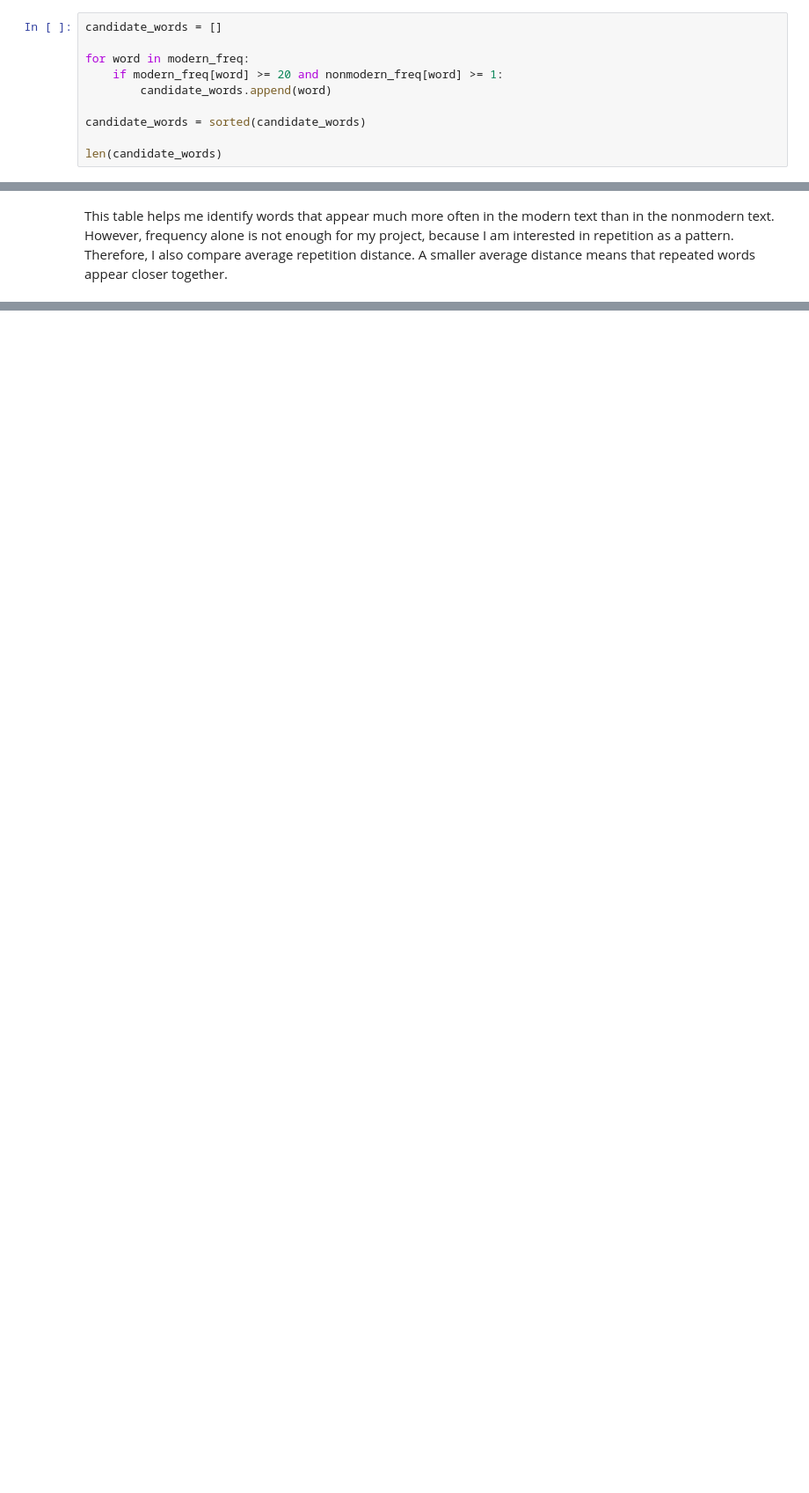
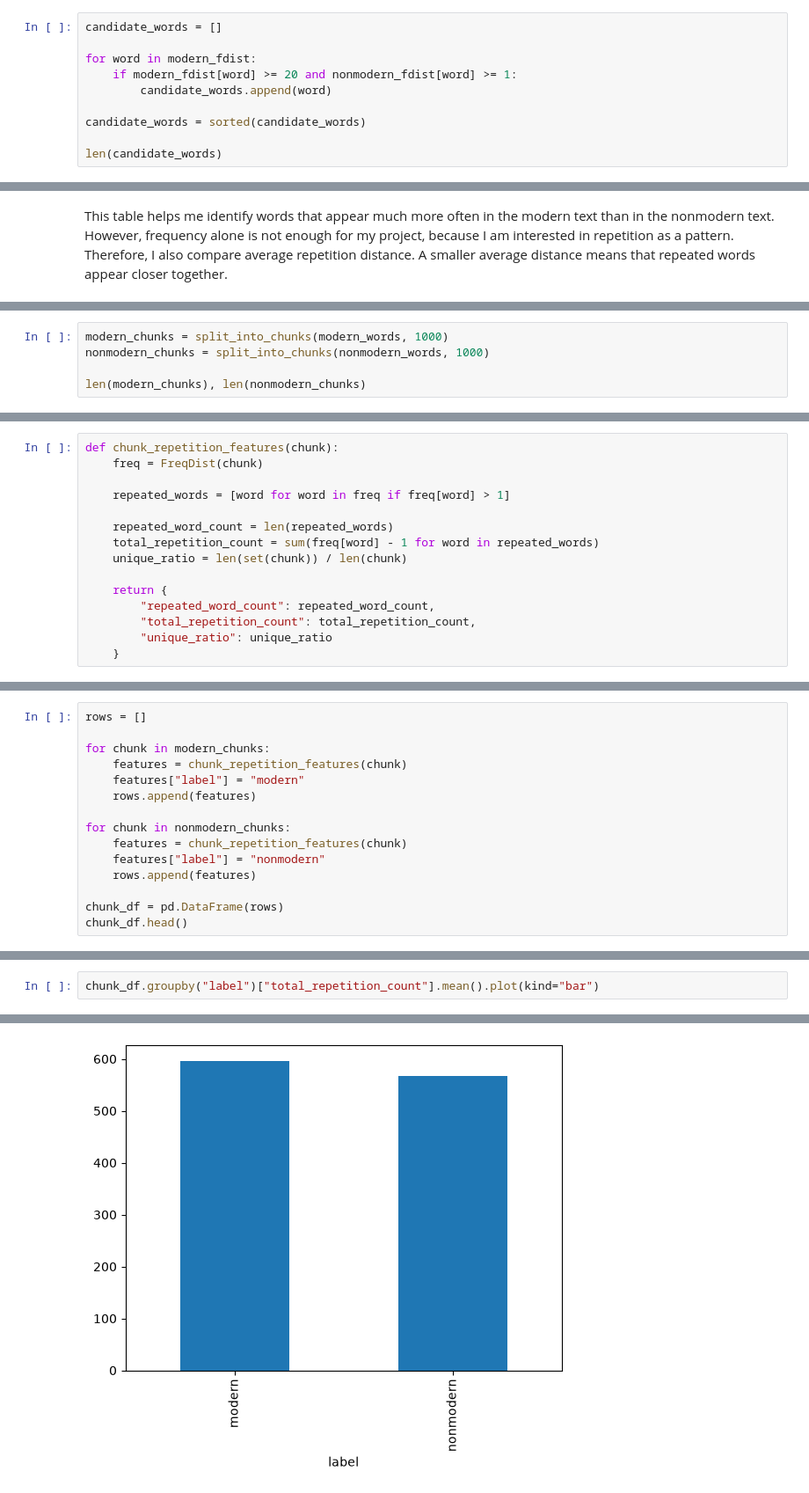
Before and after one commit to CiciXie-haotong/Modernism-Classifier, a Jupyter notebook: repetition_analysis.ipynb.ipynb, the cells around one changed output, grey strips where cells are left out. Shown at 88% size. Saved outputs shown, nothing was run; the diff lists cells and outputs as text; blank space fills up the shorter version.

```diff
--- a/repetition_analysis.ipynb.ipynb
+++ b/repetition_analysis.ipynb.ipynb
@@ -816,8 +797,8 @@ In my case, the condition is the text category, and the event is each word.
 # %%
 candidate_words = []
 
-for word in modern_freq:
-    if modern_freq[word] >= 20 and nonmodern_freq[word] >= 1:
+for word in modern_fdist:
+    if modern_fdist[word] >= 20 and nonmodern_fdist[word] >= 1:
         candidate_words.append(word)
 
 candidate_words = sorted(candidate_words)
@@ -877,0 +941,5 @@ A smaller average distance means that repeated words appear closer together.
+# %%
+modern_chunks = split_into_chunks(modern_words, 1000)
+nonmodern_chunks = split_into_chunks(nonmodern_words, 1000)
+
+len(modern_chunks), len(nonmodern_chunks)
@@ -877,0 +948,15 @@ A smaller average distance means that repeated words appear closer together.
+# %%
+def chunk_repetition_features(chunk):
+    freq = FreqDist(chunk)
+
+    repeated_words = [word for word in freq if freq[word] > 1]
+
+    repeated_word_count = len(repeated_words)
+    total_repetition_count = sum(freq[word] - 1 for word in repeated_words)
+    unique_ratio = len(set(chunk)) / len(chunk)
+
+    return {
+        "repeated_word_count": repeated_word_count,
+        "total_repetition_count": total_repetition_count,
+        "unique_ratio": unique_ratio
+    }
@@ -877,0 +969,15 @@ A smaller average distance means that repeated words appear closer together.
+# %%
+rows = []
+
+for chunk in modern_chunks:
+    features = chunk_repetition_features(chunk)
+    features["label"] = "modern"
+    rows.append(features)
+
+for chunk in nonmodern_chunks:
+    features = chunk_repetition_features(chunk)
+    features["label"] = "nonmodern"
+    rows.append(features)
+
+chunk_df = pd.DataFrame(rows)
+chunk_df.head()
@@ -877,0 +1003,3 @@ A smaller average distance means that repeated words appear closer together.
+# %%
+chunk_df.groupby("label")["total_repetition_count"].mean().plot(kind="bar")
+# %% [output]
@@ -877,0 +1007 @@ A smaller average distance means that repeated words appear closer together.
+[figure, added]
```
Also changed, not shown: parts of 16 cells of this notebook.
